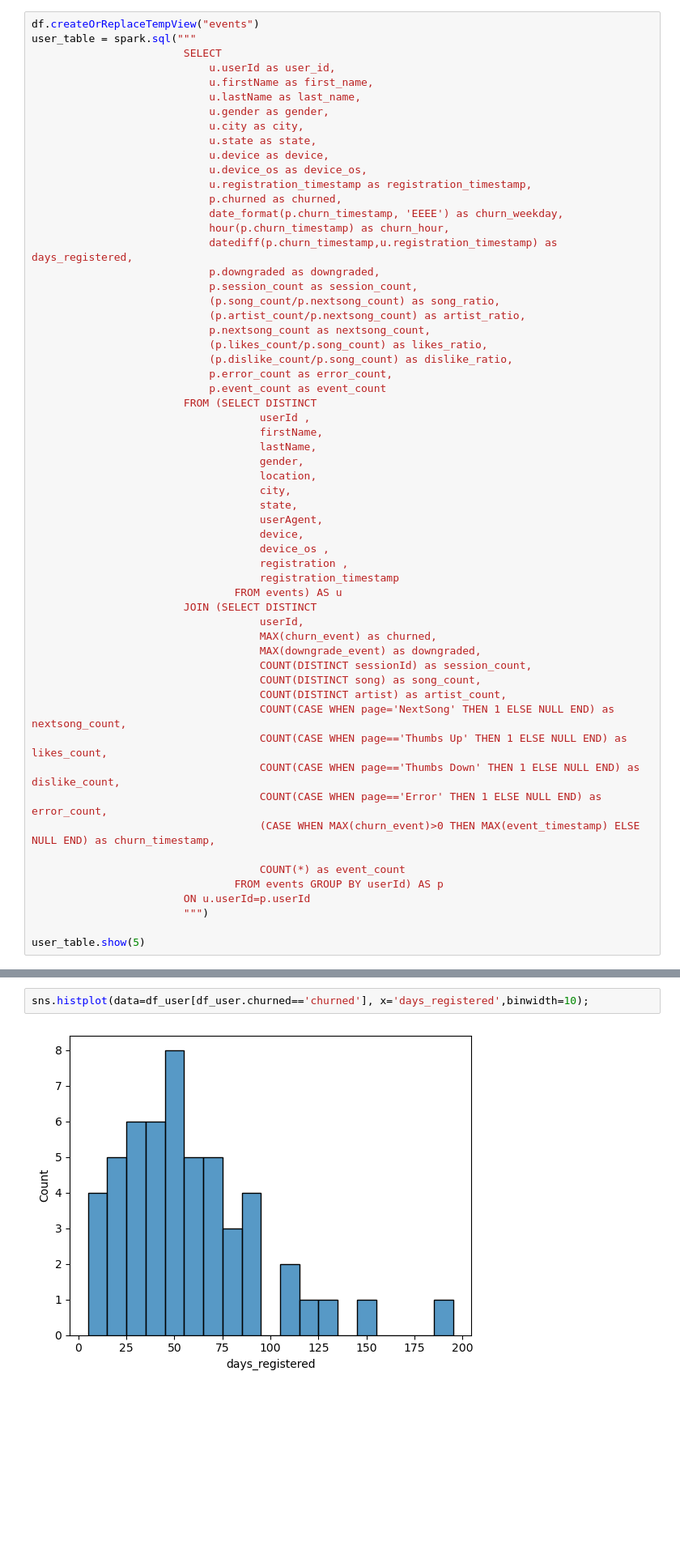
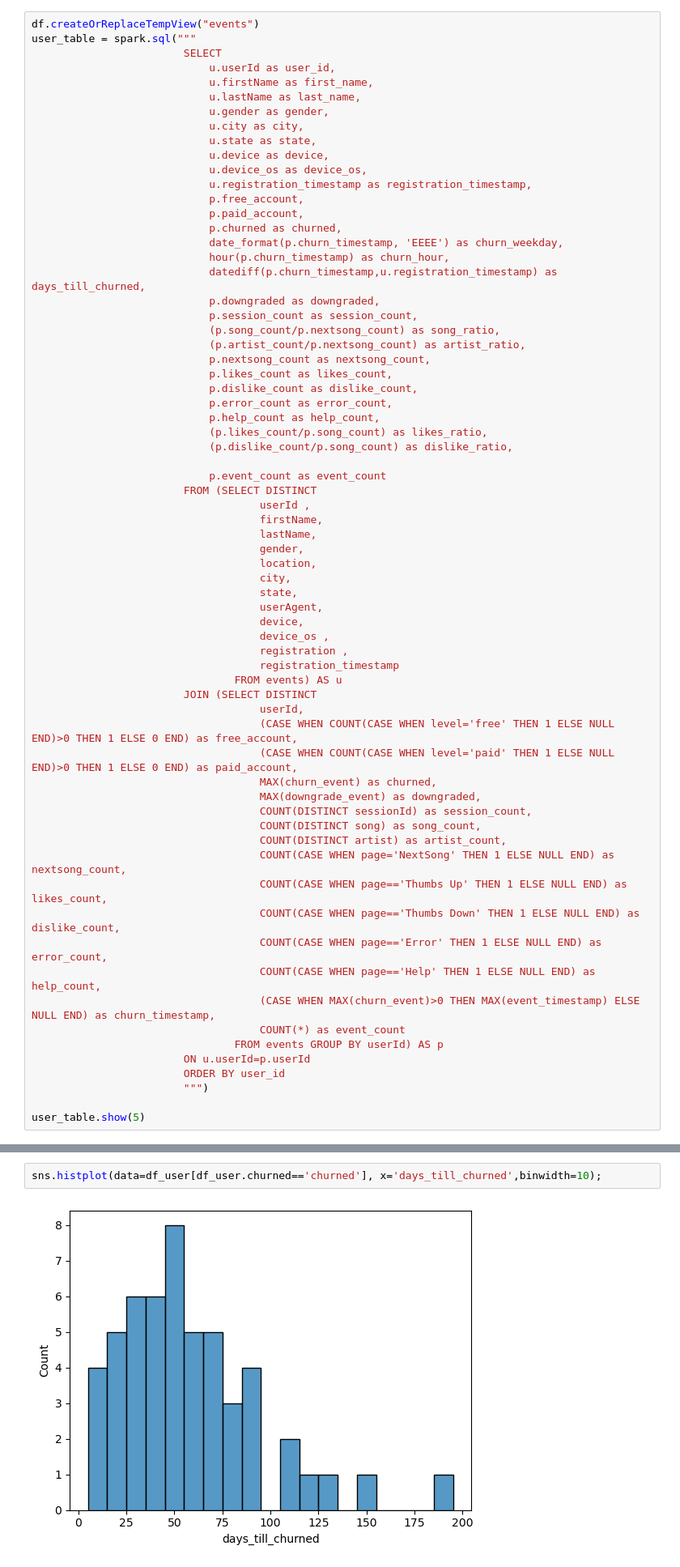
Before and after one commit to audidatacamp370/p4_capstone_spakify, a Jupyter notebook: Sparkify.ipynb, the cells around one changed output, grey strips where cells are left out. Shown at 81% size. Drawn from its saved outputs; the diff is of its cells as text; blank space fills up the shorter version.

```diff
--- a/Sparkify.ipynb
+++ b/Sparkify.ipynb
@@ -195,18 +215,24 @@ user_table = spark.sql("""
                             u.device as device,
                             u.device_os as device_os,
                             u.registration_timestamp as registration_timestamp,
+                            p.free_account,
+                            p.paid_account,
                             p.churned as churned,
                             date_format(p.churn_timestamp, 'EEEE') as churn_weekday,
                             hour(p.churn_timestamp) as churn_hour,
-                            datediff(p.churn_timestamp,u.registration_timestamp) as days_registered,
+                            datediff(p.churn_timestamp,u.registration_timestamp) as days_till_churned,
                             p.downgraded as downgraded,
                             p.session_count as session_count,
                             (p.song_count/p.nextsong_count) as song_ratio,
                             (p.artist_count/p.nextsong_count) as artist_ratio,
                             p.nextsong_count as nextsong_count,
+                            p.likes_count as likes_count,
+                            p.dislike_count as dislike_count,
+                            p.error_count as error_count,
+                            p.help_count as help_count,
                             (p.likes_count/p.song_count) as likes_ratio,
                             (p.dislike_count/p.song_count) as dislike_ratio,
-                            p.error_count as error_count,
+
                             p.event_count as event_count
                         FROM (SELECT DISTINCT
                                     userId ,
@@ -224,6 +250,8 @@ user_table = spark.sql("""
                                 FROM events) AS u
                         JOIN (SELECT DISTINCT
                                     userId,
+                                    (CASE WHEN COUNT(CASE WHEN level='free' THEN 1 ELSE NULL END)>0 THEN 1 ELSE 0 END) as free_account,
+                                    (CASE WHEN COUNT(CASE WHEN level='paid' THEN 1 ELSE NULL END)>0 THEN 1 ELSE 0 END) as paid_account,
                                     MAX(churn_event) as churned,
                                     MAX(downgrade_event) as downgraded,
                                     COUNT(DISTINCT sessionId) as session_count,
@@ -233,11 +261,12 @@ user_table = spark.sql("""
                                     COUNT(CASE WHEN page=='Thumbs Up' THEN 1 ELSE NULL END) as likes_count,
                                     COUNT(CASE WHEN page=='Thumbs Down' THEN 1 ELSE NULL END) as dislike_count,
                                     COUNT(CASE WHEN page=='Error' THEN 1 ELSE NULL END) as error_count,
+                                    COUNT(CASE WHEN page=='Help' THEN 1 ELSE NULL END) as help_count,
                                     (CASE WHEN MAX(churn_event)>0 THEN MAX(event_timestamp) ELSE NULL END) as churn_timestamp,
-
                                     COUNT(*) as event_count
                                 FROM events GROUP BY userId) AS p
                         ON u.userId=p.userId
+                        ORDER BY user_id
                         """)
 
 user_table.show(5)
@@ -427,7 +435,7 @@ df_user[df_user.churned=='churned']
 # %%
-sns.histplot(data=df_user[df_user.churned=='churned'], x='days_registered',binwidth=10);
+sns.histplot(data=df_user[df_user.churned=='churned'], x='days_till_churned',binwidth=10);
 # %% [output]
-[figure, old version]
+[figure, new version]
 # %% [markdown]
 # Feature Engineering
 Once you've familiarized yourself with the data, build out the features you find promising to train your model on. To work with the full dataset, you can follow the following steps.
```
Also changed, not shown: parts of 15 cells of this notebook.
